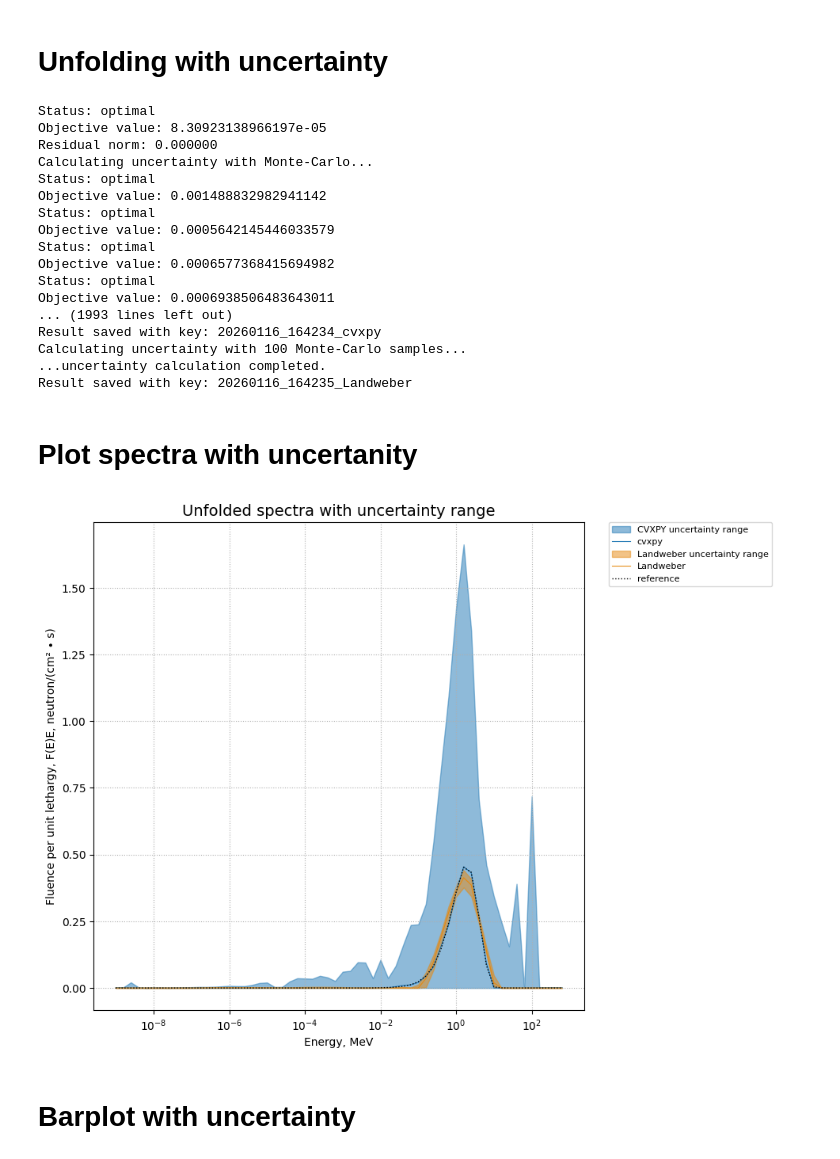
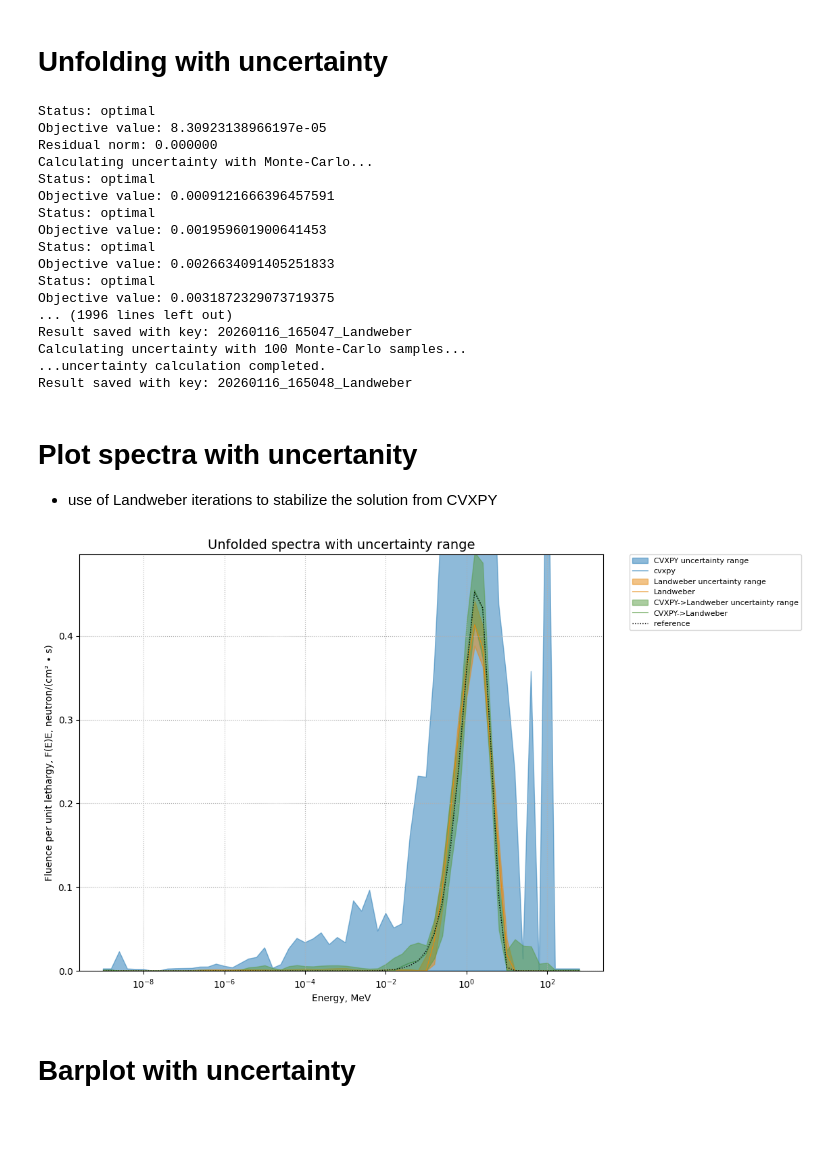
Before and after one commit to Radiationsafety/bssunfold, a Jupyter notebook: examples/03-uncertainty.ipynb, the cells around one changed output. Saved outputs shown, nothing was run; the diff lists cells and outputs as text; code cells hidden in the pictures; blank space fills up the shorter version.

Commit message:
example with uncert

```diff
--- a/examples/03-uncertainty.ipynb
+++ b/examples/03-uncertainty.ipynb
@@ -192,34 +192,49 @@ Result saved with key: 20260116_164231_Landweber
 # Unfolding with uncertainty
 # %%
 # Unfold spectrum with uncertainty calculation based on Monte-Carlo
-result_cvxpy_unc = Detector_GSF.unfold_cvxpy(readings, regularization=1e-4, calculate_errors=True)
-result_landweber_unc = Detector_GSF.unfold_landweber(readings, calculate_errors=True)
+#1 CVXPY
+result_cvxpy_unc = Detector_GSF.unfold_cvxpy(
+    readings, regularization=1e-4, calculate_errors=True
+)
+#2 Landweber
+result_landweber_unc = Detector_GSF.unfold_landweber(
+    readings, calculate_errors=True
+)
+#3 CVXPY -> Landweber
+result_cvxpy_landweber_unc = Detector_GSF.unfold_landweber(
+    readings,
+    initial_spectrum=result_cvxpy_unc["spectrum"],
+    max_iterations=3000,
+    calculate_errors=True,
+)
 # %% [output]
 Status: optimal
 Objective value: 8.30923138966197e-05
 Residual norm: 0.000000
 Calculating uncertainty with Monte-Carlo...
 Status: optimal
-Objective value: 0.001488832982941142
+Objective value: 0.0009121666396457591
 Status: optimal
-Objective value: 0.0005642145446033579
+Objective value: 0.001959601900641453
 Status: optimal
-Objective value: 0.0006577368415694982
+Objective value: 0.0026634091405251833
 Status: optimal
-Objective value: 0.0006938506483643011
-... (1993 lines left out)
-Result saved with key: 20260116_164234_cvxpy
+Objective value: 0.0031872329073719375
+... (1996 lines left out)
+Result saved with key: 20260116_165047_Landweber
 Calculating uncertainty with 100 Monte-Carlo samples...
 ...uncertainty calculation completed.
-Result saved with key: 20260116_164235_Landweber
+Result saved with key: 20260116_165048_Landweber
 # %% [markdown]
 # Plot spectra with uncertanity
+
+- use of Landweber iterations to stabilize the solution from CVXPY
 # %%
-fig, ax = plt.subplots(1, 1, figsize=(8, 8))
+fig, ax = plt.subplots(1, 1, figsize=(10, 8))
 methods = list(results.keys())
 all_labels = ["reference"] + methods
 
-colors = ["black", "#1f77b4", "#e68910", "blue", "indianred"]
+colors = ["black", "#1f77b4", "#e68910", "#589c43", "indianred"]
 # Первый график (спектры)
 
 ax.fill_between(
@@ -253,34 +268,54 @@ ax.fill_between(
 ax.plot(
     result_landweber_unc["energy"],
     result_landweber_unc["spectrum"],
     label="Landweber",
     color=colors[2],
     ls="-",
     linewidth=0.8,
     alpha=1,
 )
 
+# CVXPY -> Landweber
+ax.fill_between(
+    result_cvxpy_landweber_unc["energy"],
+    result_cvxpy_landweber_unc["spectrum_uncert_min"],
+    result_cvxpy_landweber_unc["spectrum_uncert_max"],
+    alpha=0.5,
+    color=colors[3],
+    label="CVXPY->Landweber uncertainty range",
+)
+
+ax.plot(
+    result_cvxpy_landweber_unc["energy"],
+    result_cvxpy_landweber_unc["spectrum"],
+    label="CVXPY->Landweber",
+    color=colors[3],
+    ls="-",
+    linewidth=0.8,
+    alpha=1,
+)
 
 
 
 ax.plot(
     reference_spectrum["E_MeV"],
     reference_spectrum["Phi"],
     label="reference",
     linewidth=1,
     linestyle=":",
     color=colors[0],
 )
 
 ax.set_xlabel("Energy, MeV")
 ax.set_ylabel("Fluence per unit lethargy, F(E)E, neutron/(cm² ∙ s)")
 ax.set_xscale("log")
+ax.set_ylim(0,np.max(reference_spectrum["Phi"])*1.1)
 ax.legend(bbox_to_anchor=(1.05, 1), loc="upper left", borderaxespad=0.0, fontsize=8)
 ax.grid(True, which="both", ls=":")
 ax.set_title(f"Unfolded spectra with uncertainty range", fontsize=14)
 plt.show()
 # %% [output]
-[figure, old version]
+[figure, new version]
 # %% [markdown]
 # Barplot with uncertainty
 # %%
```
Also changed, not shown: parts of 1 cell of this notebook, 2 other files.
